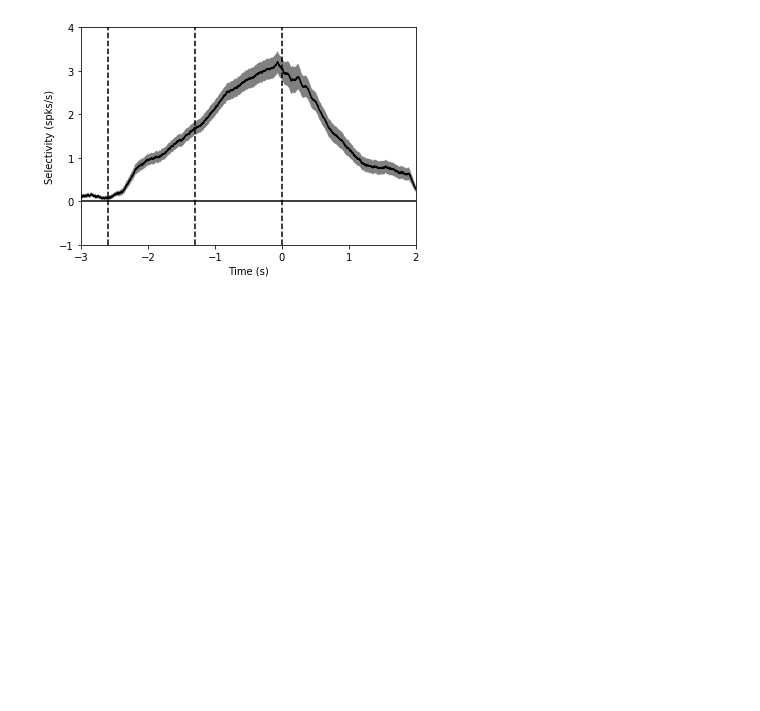
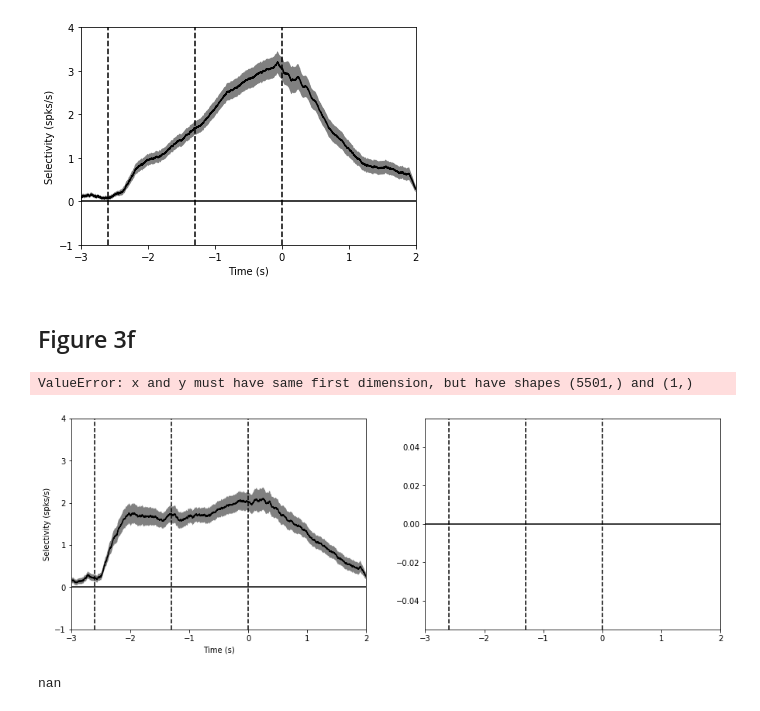
Before and after one commit to shenshan/gao2018, a Jupyter notebook: notebooks/Figure_replication.ipynb, the cells around one changed output. Drawn from its saved outputs; the diff is of its cells as text; code cells hidden in the pictures; blank space fills up the shorter version.

Commit message:
Figure 3f

```diff
--- a/notebooks/Figure_replication.ipynb
+++ b/notebooks/Figure_replication.ipynb
@@ -52,3 +55,5 @@ ax.set_ylabel('Selectivity (spks/s)')
 # %% [output]
 Text(0, 0.5, 'Selectivity (spks/s)')
 [figure]
+# %% [markdown]
+## Figure 3f
@@ -54,0 +90,26 @@ Text(0, 0.5, 'Selectivity (spks/s)')
+# %%
+mean_fr_off, sem_fr_off = compute_mean_and_sem(fr_diff_off)
+mean_fr_on, sem_fr_on = compute_mean_and_sem(fr_diff_on)
+# %%
+mean_fr = [mean_fr_off, mean_fr_on]
+sem_fr = [sem_fr_off, sem_fr_on]
+# %%
+ylim = [-1, 3]
+fig, axs = plt.subplots(1, 2, sharex=True, figsize=(15,5))
+for ix, ax in enumerate(axs):
+    for time_point in time_points:
+        ax.axvline(x=time_point, color='black', linestyle='dashed')
+    ax.axhline(y=0, color='black')
+    ax.fill_between(bins[0], mean_fr[ix]+sem_fr[ix], mean_fr[ix]-sem_fr[ix], facecolor="gray")
+    ax.plot(bins[0], mean_fr[ix], color="black")
+    ax.set_xlim(xlim[0], xlim[1])
+    ax.set_ylim(ylim[0], ylim[1])
+    ax.set_xlabel('Time (s)')
+    ax.set_ylabel('Selectivity (spks/s)')
+# %% [output]
+ValueError: x and y must have same first dimension, but have shapes (5501,) and (1,)
+[figure, added]
+# %%
+mean_fr_on
+# %% [output]
+nan
```
Also changed, not shown: parts of 8 cells of this notebook.
